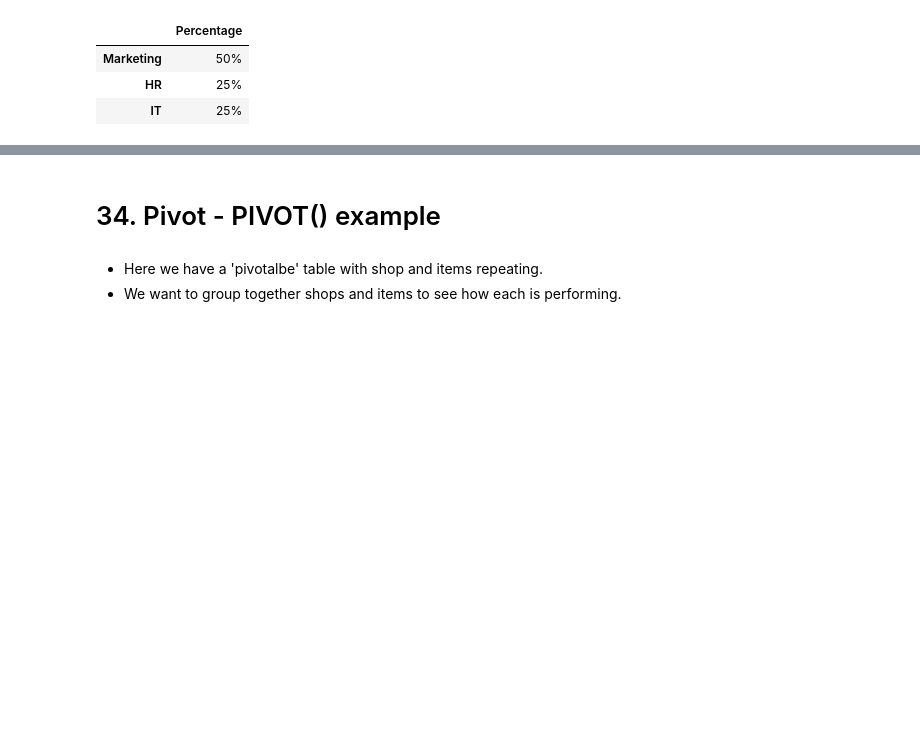
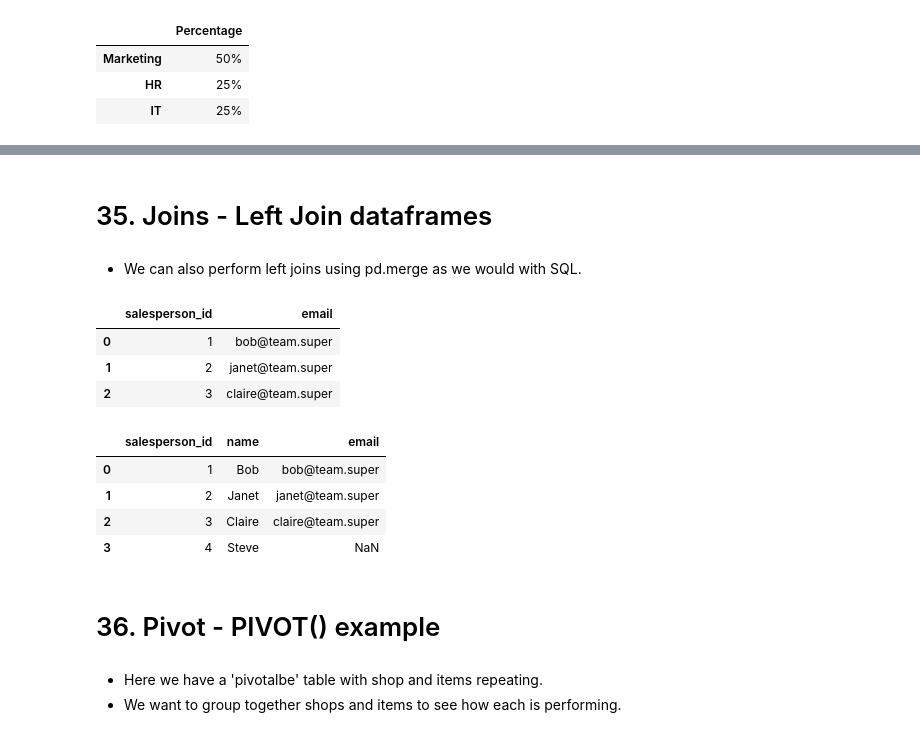
Before and after one commit to richardgourley/pandas-one-pagers, a Jupyter notebook: pandas-one-pager.ipynb, the cells around one changed output, grey strips where cells are left out. Saved outputs shown, nothing was run; the diff lists cells and outputs as text; code cells hidden in the pictures; blank space fills up the shorter version.

```diff
--- a/pandas-one-pager.ipynb
+++ b/pandas-one-pager.ipynb
@@ -643,5 +708,31 @@ department_percentage
+# %% [markdown]
+# 35. Joins - Left Join  dataframes
+# %% [markdown]
+- We can also perform left joins using pd.merge as we would with SQL.
+# %%
+# Salespeople contact details dataframe
+df_salespeople_emails = pd.DataFrame({
+    "salesperson_id":[1,2,3],
+    "email":["bob@team.super","janet@team.super","claire@team.super"]
+})
+df_salespeople_emails
+# %% [output]
+|  | salesperson_id | email |
+| 0 | 1 | bob@team.super |
+| 1 | 2 | janet@team.super |
+| 2 | 3 | claire@team.super |
+# %%
+# Left join result showing us which sales people do not have an email address. In this case Steve...
+df_salespeople_info = pd.merge(df_salespeople, df_salespeople_emails, how="left", on="salesperson_id")
+df_salespeople_info
+# %% [output]
+|  | salesperson_id | name | email |
+| 0 | 1 | Bob | bob@team.super |
+| 1 | 2 | Janet | janet@team.super |
+| 2 | 3 | Claire | claire@team.super |
+| 3 | 4 | Steve | NaN |
 # %% [markdown]
-# 34. Pivot - PIVOT() example
+# 36. Pivot - PIVOT() example
 # %% [markdown]
 - Here we have a 'pivotalbe' table with shop and items repeating.
 - We want to group together shops and items to see how each is performing.
```
Also changed, not shown: parts of 20 cells of this notebook.
